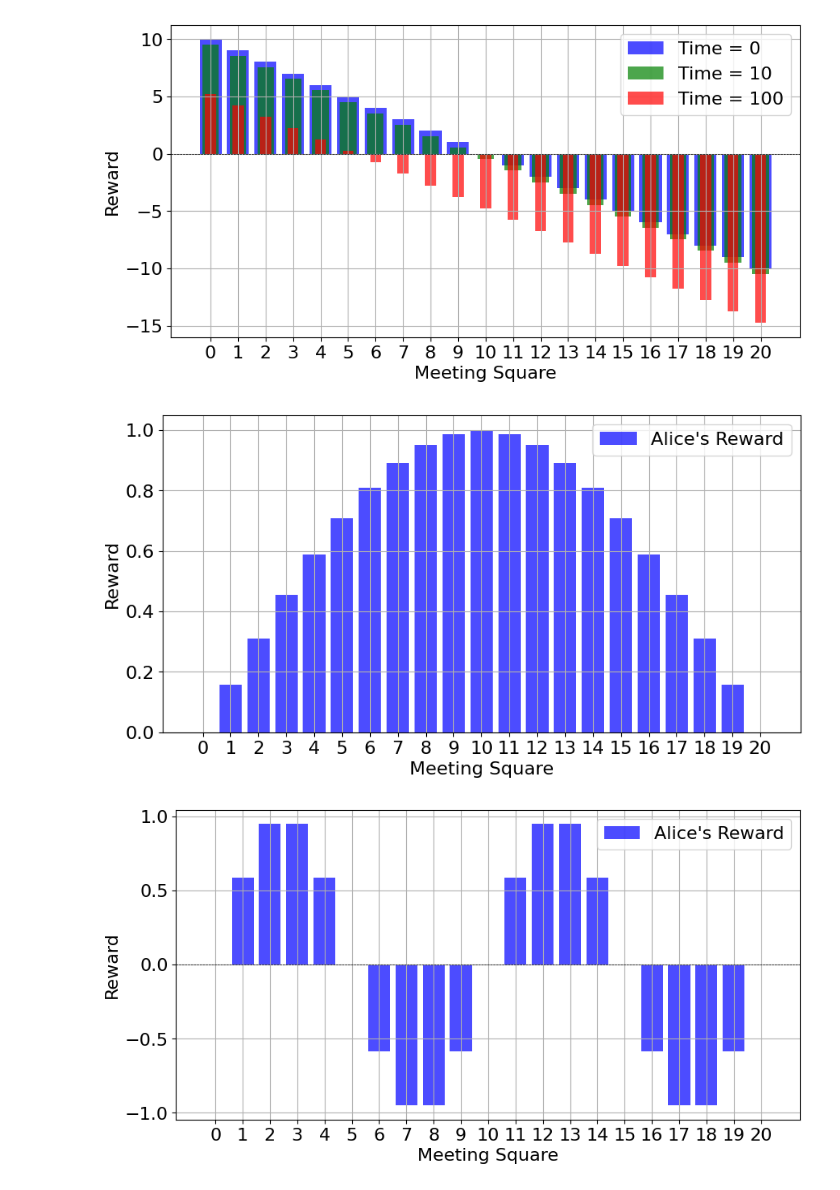
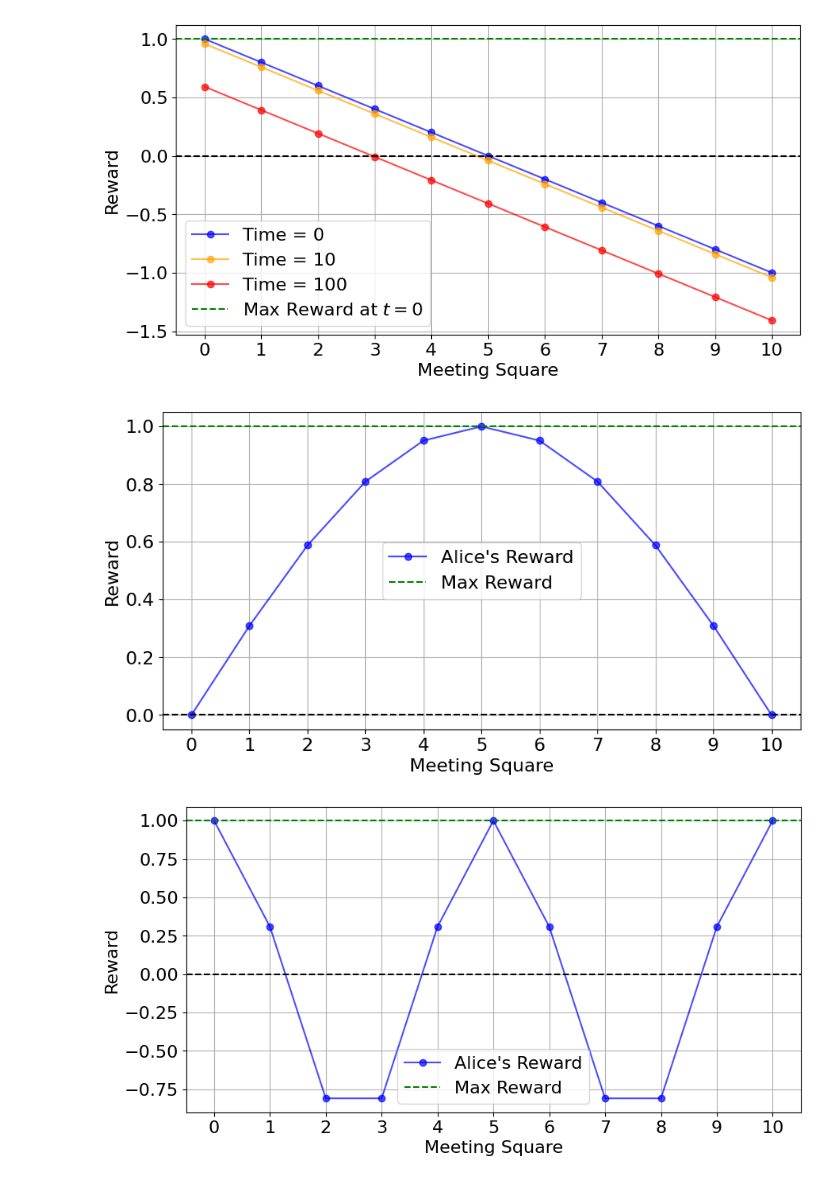
Before and after one commit to Buffoni/smart-walkers, a Jupyter notebook: get_all_the_figures_for_paper.ipynb, the cells around one changed output. Cells and saved outputs as stored; diff of their text form; code cells hidden in the pictures.

```diff
--- a/get_all_the_figures_for_paper.ipynb
+++ b/get_all_the_figures_for_paper.ipynb
@@ -4,8 +4,8 @@ from matplotlib import pyplot as plt
 import swalkers
 
 
-NUMBER_OF_SQUARES = 21
-NUMBER_OF_GAMES = int(1e1)
+NUMBER_OF_SQUARES = 11
+NUMBER_OF_GAMES = 10000
 START_POS_ALICE = 1
 START_POS_BOB = NUMBER_OF_SQUARES - 2
 
@@ -140,14 +163,27 @@ Reward function 4: high_frequency_sinusoidal_reward - Max reward: 0.951056516295
 # %%
+reward_functions = []
+
+reward_functions.append(swalkers.entities.linear_reward)
+
+reward_functions.append(swalkers.entities.time_dependent_linear_reward)
+
+reward_functions.append(swalkers.entities.sinusoidal_reward)
+
+reward_functions.append(swalkers.entities.high_frequency_sinusoidal_reward)
+
+max_rewards = []
+
 # Plot linear reward function
 
 plt.figure(figsize=(10, 5))
 x = np.arange(NUMBER_OF_SQUARES)
 y = [reward_functions[0](i, NUMBER_OF_SQUARES)[0] for i in x]
-plt.bar(x, y, color='blue', alpha=0.7, label='Alice\'s Reward')
+plt.plot(x, y, color='blue', alpha=0.7, label='Alice\'s Reward', marker='o')
 plt.xlabel('Meeting Square')
 plt.ylabel('Reward')
 plt.xticks(x)
-plt.axhline(0, color='black', linewidth=0.5, linestyle='--')
+plt.axhline(0, color='black', linestyle='--')
+plt.axhline(1, color='green', linestyle='--', label='Max Reward')
 plt.legend()
 plt.grid()
 plt.show()
@@ -159,13 +195,14 @@ x = np.arange(NUMBER_OF_SQUARES)
 y_0 = [reward_functions[1](i, NUMBER_OF_SQUARES, time=0)[0] for i in x]
 y_10 = [reward_functions[1](i, NUMBER_OF_SQUARES, time=10)[0] for i in x]
 y_100 = [reward_functions[1](i, NUMBER_OF_SQUARES, time=100)[0] for i in x]
-plt.bar(x, y_0, width=0.8, color='blue', alpha=0.7, label='Time = 0')
-plt.bar(x, y_10, width=0.6, color='green', alpha=0.7, label='Time = 10')
-plt.bar(x, y_100, width=0.4, color='red', alpha=0.7, label='Time = 100')
+plt.plot(x, y_0, color='blue', alpha=0.7, label='Time = 0', marker='o')
+plt.plot(x, y_10, color='orange', alpha=0.7, label='Time = 10', marker='o')
+plt.plot(x, y_100, color='red', alpha=0.7, label='Time = 100', marker='o')
+plt.axhline(0, color='black', linestyle='--')
+plt.axhline(1, color='green', linestyle='--', label='Max Reward at $t=0$')
 plt.xlabel('Meeting Square')
 plt.ylabel('Reward')
 plt.xticks(x)
-plt.axhline(0, color='black', linewidth=0.5, linestyle='--')
 plt.legend()
 plt.grid()
 plt.show()
@@ -175,11 +212,12 @@ plt.show()
 plt.figure(figsize=(10, 5))
 x = np.arange(NUMBER_OF_SQUARES)
 y = [reward_functions[2](i, NUMBER_OF_SQUARES)[0] for i in x]
-plt.bar(x, y, color='blue', alpha=0.7, label='Alice\'s Reward')
+plt.plot(x, y, color='blue', alpha=0.7, label='Alice\'s Reward', marker='o')
+plt.axhline(0, color='black', linestyle='--')
+plt.axhline(1, color='green', linestyle='--', label='Max Reward')
 plt.xlabel('Meeting Square')
 plt.ylabel('Reward')
 plt.xticks(x)
-plt.axhline(0, color='black', linewidth=0.5, linestyle='--')
 plt.legend()
 plt.grid()
 plt.show()
@@ -189,11 +227,12 @@ plt.show()
 plt.figure(figsize=(10, 5))
 x = np.arange(NUMBER_OF_SQUARES)
 y = [reward_functions[3](i, NUMBER_OF_SQUARES)[0] for i in x]
-plt.bar(x, y, color='blue', alpha=0.7, label='Alice\'s Reward')
+plt.plot(x, y, color='blue', alpha=0.7, label='Alice\'s Reward', marker='o')
+plt.axhline(0, color='black', linestyle='--')
+plt.axhline(1, color='green', linestyle='--', label='Max Reward')
 plt.xlabel('Meeting Square')
 plt.ylabel('Reward')
 plt.xticks(x)
-plt.axhline(0, color='black', linewidth=0.5, linestyle='--')
 plt.legend()
 plt.grid()
 plt.show()
@@ -202,6 +241,6 @@ plt.show()
-[figure, old version]
+[figure, new version]
-[figure, old version]
+[figure, new version]
-[figure, old version]
+[figure, new version]
 # %%
 # Train the walkers with different reward functions
 
```
Also changed, not shown: parts of 14 cells of this notebook, 4 other files.
